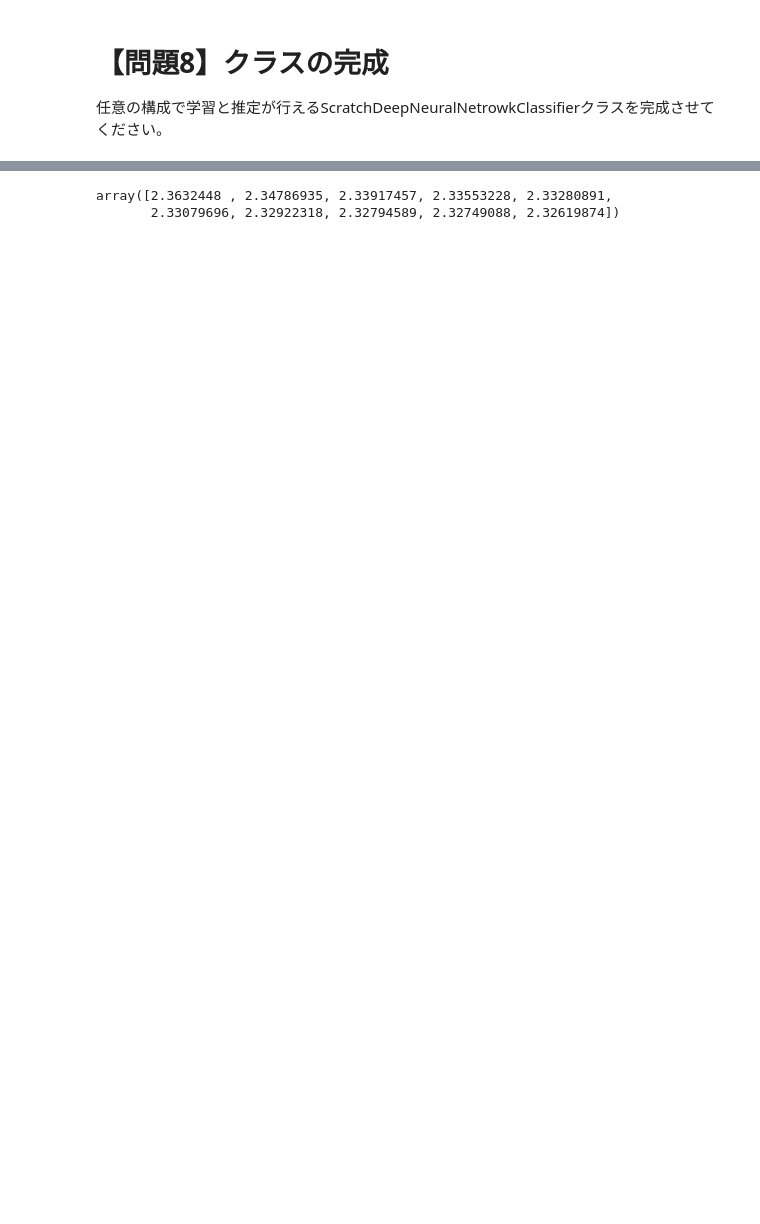
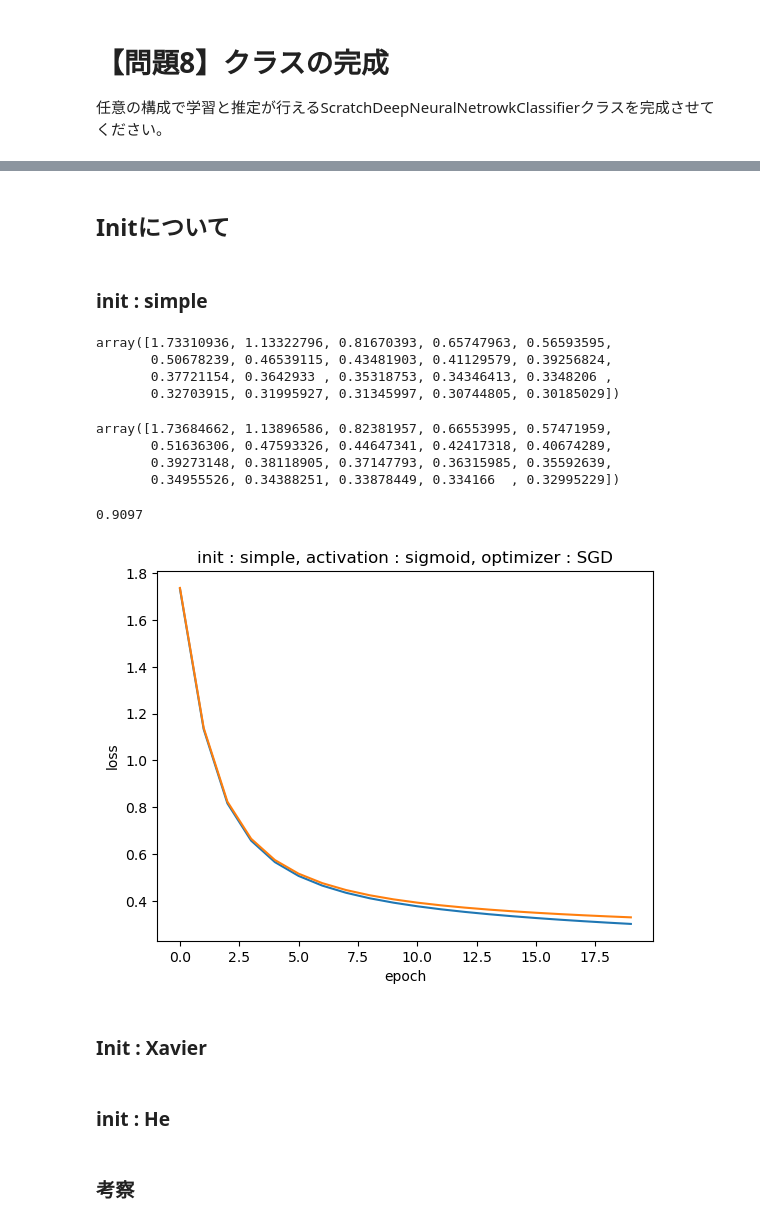
Before and after one commit to satoshi-MTS/DIC_Deep_Nueral_network, a Jupyter notebook: submit.ipynb, the cells around one changed output, grey strips where cells are left out. Drawn from its saved outputs; the diff is of its cells as text; code cells hidden in the pictures; blank space fills up the shorter version.

```diff
--- a/submit.ipynb
+++ b/submit.ipynb
@@ -198,7 +198,7 @@ class Sigmoid:
         """
         順伝播
         """
-        Z = 1 / (1 + np.exp(A))
+        Z = 1 / (1 + np.exp(-A))
 
         # 逆伝播でつかうためインスタンス化
         self.Z = Z
@@ -439,5 +512,0 @@ X_train, X_val, y_train_one_hot, y_val_one_hot = train_test_split(X_train, y_tra
-# %%
-optimizer = AdaGrad(lr=0.1)
-test = Affine(n_nodes1=784, n_nodes2=50, initializer=SimpleInitializer(0.01), optimizer=optimizer)
-dA = test.forward(X_train)
-test.B
@@ -511,7 +567,7 @@ class GetMiniBatch:
 class ScratchDeepNeuralNetrowkClassifier:
 
 
-    def __init__(self, n_nodes1, n_nodes2, n_output, epoch=10, lr=0.01, sigma=0.1, verbose = True):
+    def __init__(self, n_nodes1, n_nodes2, n_output, epoch=20, lr=0.02, sigma=0.1, verbose = True):
         """
         self.sigma : ガウス分布の標準偏差
         self.lr : 学習率
@@ -627,7 +683,7 @@ class ScratchDeepNeuralNetrowkClassifier:
                 #
                 # 検証データの出力値を求める
                 #
-                A1 = self.Affine1.forward(X)
+                A1 = self.Affine1.forward(X_val)
                 Z1 = self.activation1.forward(A1)
                 A2 = self.Affine2.forward(Z1)
                 Z2 = self.activation2.forward(A2)
@@ -659,4 +715,4 @@ class ScratchDeepNeuralNetrowkClassifier:
         Z3 = self.activation3.forward(A3)
 
         # 最も大きいインデックスをクラスとして採用
-        return np.argmax(LZ3, axis=1)
+        return np.argmax(Z3, axis=1)
@@ -663,8 +722,36 @@ class ScratchDeepNeuralNetrowkClassifier:
+# %% [markdown]
+## Initについて
+# %% [markdown]
+### init : simple
 # %%
-test = ScratchDeepNeuralNetrowkClassifier(n_nodes1=400, n_nodes2=200, n_output=10, verbose=False)
-test.fit(X_train[:10000], y_train_one_hot[:10000])
+Simple_sigmoid_SGD = ScratchDeepNeuralNetrowkClassifier(n_nodes1=400, n_nodes2=200, n_output=10, verbose=False)
+Simple_sigmoid_SGD.fit(X_train[:10000], y_train_one_hot[:10000],  X_val=X_val, y_val=y_val_one_hot)
 # %%
-test.loss_train
+Simple_sigmoid_SGD.loss_train
 # %% [output]
-array([2.3632448 , 2.34786935, 2.33917457, 2.33553228, 2.33280891,
-       2.33079696, 2.32922318, 2.32794589, 2.32749088, 2.32619874])
+array([1.73310936, 1.13322796, 0.81670393, 0.65747963, 0.56593595,
+       0.50678239, 0.46539115, 0.43481903, 0.41129579, 0.39256824,
+       0.37721154, 0.3642933 , 0.35318753, 0.34346413, 0.3348206 ,
+       0.32703915, 0.31995927, 0.31345997, 0.30744805, 0.30185029])
+# %%
+Simple_sigmoid_SGD.loss_val
+# %% [output]
+array([1.73684662, 1.13896586, 0.82381957, 0.66553995, 0.57471959,
+       0.51636306, 0.47593326, 0.44647341, 0.42417318, 0.40674289,
+       0.39273148, 0.38118905, 0.37147793, 0.36315985, 0.35592639,
+       0.34955526, 0.34388251, 0.33878449, 0.334166  , 0.32995229])
+# %%
+import matplotlib.pyplot as plt
+from sklearn.metrics import accuracy_score
+print(accuracy_score(y_test, Simple_sigmoid_SGD.predict(X_test)))
+plt.plot(np.arange(Simple_sigmoid_SGD.epoch), Simple_sigmoid_SGD.loss_train, label='train')
+plt.plot(np.arange(Simple_sigmoid_SGD.epoch), Simple_sigmoid_SGD.loss_val, label='val')
+plt.title('init : simple, activation : sigmoid, optimizer : SGD')
+plt.xlabel('epoch')
+plt.ylabel('loss')
+plt.show();
+# %% [output]
+0.9097
+[figure, added]
+# %% [markdown]
+### Init : Xavier
@@ -670,0 +914,2 @@ array([2.3632448 , 2.34786935, 2.33917457, 2.33553228, 2.33280891,
+# %% [markdown]
+### init : He
@@ -670,0 +1072,2 @@ array([2.3632448 , 2.34786935, 2.33917457, 2.33553228, 2.33280891,
+# %% [markdown]
+### 考察
```
Also changed, not shown: parts of 42 cells of this notebook.
